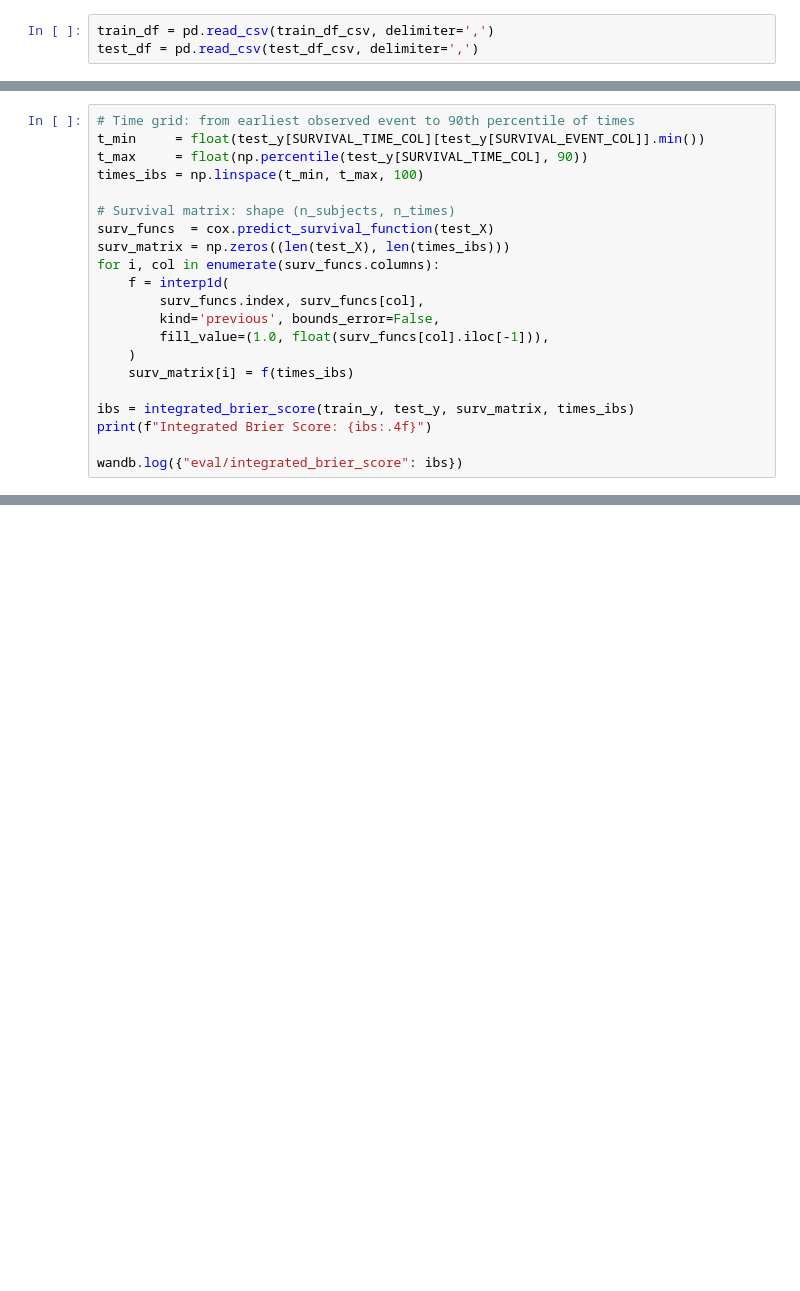
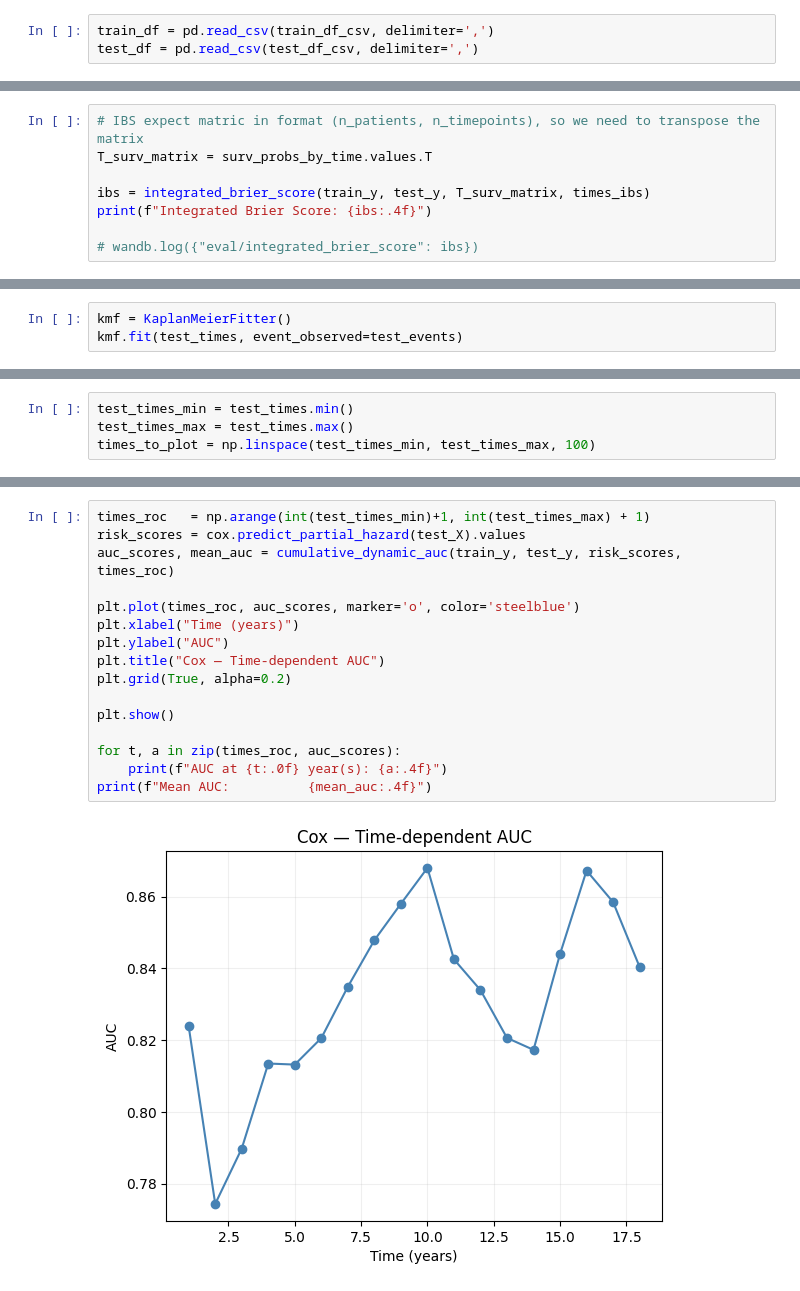
Before and after one commit to mariik4/survival_analysis_of_mci, a Jupyter notebook: notebooks/cox-model.evaluation.ipynb, the cells around one changed output, grey strips where cells are left out. Drawn from its saved outputs; the diff is of its cells as text; blank space fills up the shorter version.

```diff
--- a/notebooks/cox-model.evaluation.ipynb
+++ b/notebooks/cox-model.evaluation.ipynb
@@ -86,21 +121,8 @@ print(f"Test C-index: {cindex_test:.4f}")
 # %%
-# Time grid: from earliest observed event to 90th percentile of times
-t_min     = float(test_y[SURVIVAL_TIME_COL][test_y[SURVIVAL_EVENT_COL]].min())
-t_max     = float(np.percentile(test_y[SURVIVAL_TIME_COL], 90))
-times_ibs = np.linspace(t_min, t_max, 100)
+# IBS expect matric in format (n_patients, n_timepoints), so we need to transpose the matrix
+T_surv_matrix = surv_probs_by_time.values.T
 
-# Survival matrix: shape (n_subjects, n_times)
-surv_funcs  = cox.predict_survival_function(test_X)
-surv_matrix = np.zeros((len(test_X), len(times_ibs)))
-for i, col in enumerate(surv_funcs.columns):
-    f = interp1d(
-        surv_funcs.index, surv_funcs[col],
-        kind='previous', bounds_error=False,
-        fill_value=(1.0, float(surv_funcs[col].iloc[-1])),
-    )
-    surv_matrix[i] = f(times_ibs)
-
-ibs = integrated_brier_score(train_y, test_y, surv_matrix, times_ibs)
+ibs = integrated_brier_score(train_y, test_y, T_surv_matrix, times_ibs)
 print(f"Integrated Brier Score: {ibs:.4f}")
 
-wandb.log({"eval/integrated_brier_score": ibs})
+# wandb.log({"eval/integrated_brier_score": ibs})
@@ -141,0 +133,3 @@ wandb.log({
+# %%
+kmf = KaplanMeierFitter()
+kmf.fit(test_times, event_observed=test_events)
@@ -141,0 +148,4 @@ wandb.log({
+# %%
+test_times_min = test_times.min()
+test_times_max = test_times.max()
+times_to_plot = np.linspace(test_times_min, test_times_max, 100)
@@ -141,0 +361,18 @@ wandb.log({
+# %%
+times_roc   = np.arange(int(test_times_min)+1, int(test_times_max) + 1)
+risk_scores = cox.predict_partial_hazard(test_X).values
+auc_scores, mean_auc = cumulative_dynamic_auc(train_y, test_y, risk_scores, times_roc)
+
+plt.plot(times_roc, auc_scores, marker='o', color='steelblue')
+plt.xlabel("Time (years)")
+plt.ylabel("AUC")
+plt.title("Cox — Time-dependent AUC")
+plt.grid(True, alpha=0.2)
+
+plt.show()
+
+for t, a in zip(times_roc, auc_scores):
+    print(f"AUC at {t:.0f} year(s): {a:.4f}")
+print(f"Mean AUC:          {mean_auc:.4f}")
+# %% [output]
+[figure, added]
```
Also changed, not shown: parts of 44 cells of this notebook, 16 other files.
